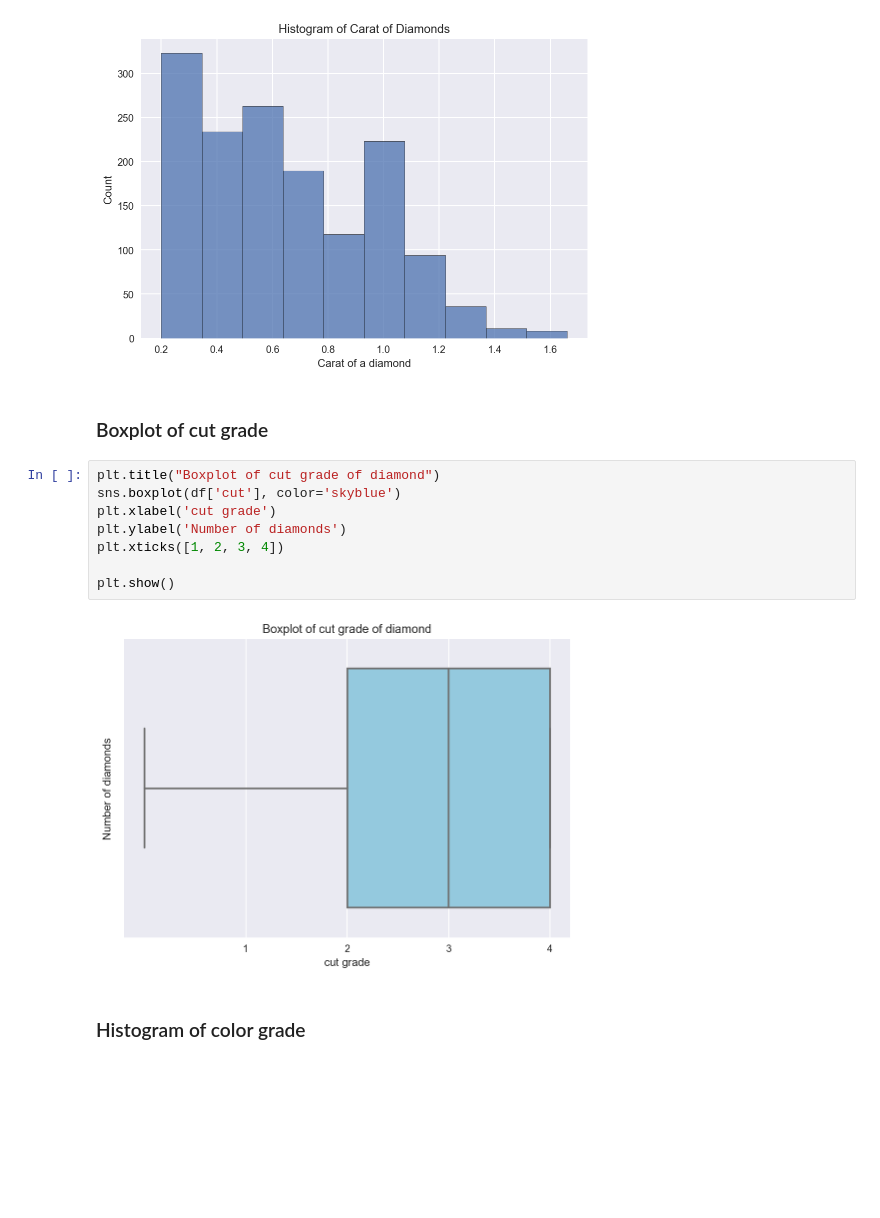
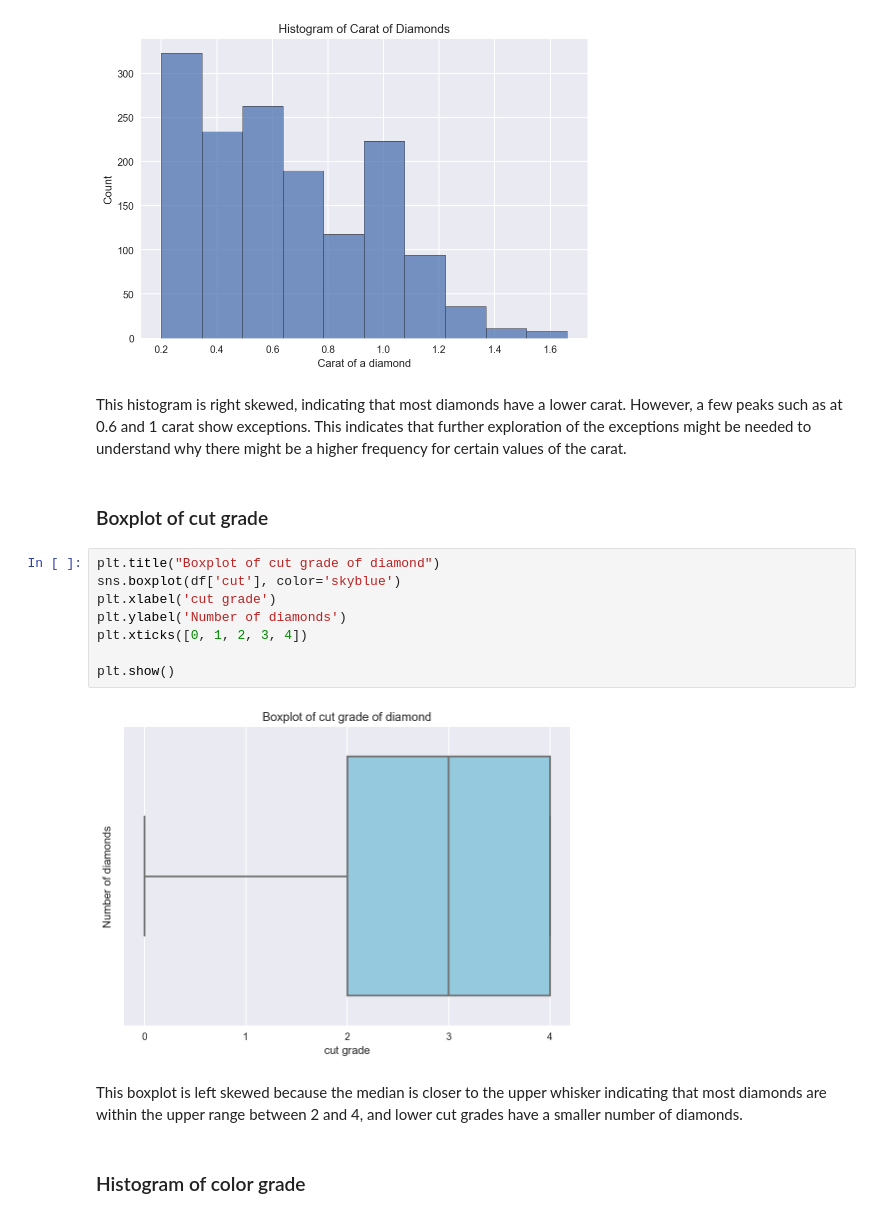
Before and after one commit to lavimonteiro/math_2, a Jupyter notebook: Predicting Diamond Prices.ipynb, the cells around one changed output. Drawn from its saved outputs; the diff is of its cells as text; blank space fills up the shorter version.

```diff
--- a/Predicting Diamond Prices.ipynb
+++ b/Predicting Diamond Prices.ipynb
@@ -416,18 +430,22 @@ plt.title("Histogram of Carat of Diamonds")
 plt.show();
 # %% [output]
 [figure]
+# %% [markdown]
+This histogram is right skewed, indicating that most diamonds have a lower carat. However, a few peaks such as at 0.6 and 1 carat show exceptions. This indicates that further exploration of the exceptions might be needed to understand why there might be a higher frequency for certain values of the carat.
 # %% [markdown]
 ### Boxplot of cut grade
 # %%
 plt.title("Boxplot of cut grade of diamond")
 sns.boxplot(df['cut'], color='skyblue')
 plt.xlabel('cut grade')
 plt.ylabel('Number of diamonds')
-plt.xticks([1, 2, 3, 4])
+plt.xticks([0, 1, 2, 3, 4])
 
 plt.show()
 # %% [output]
-[figure, old version]
+[figure, new version]
+# %% [markdown]
+This boxplot is left skewed because the median is closer to the upper whisker indicating that most diamonds are within the upper range between 2 and 4, and lower cut grades have a smaller number of diamonds.
 # %% [markdown]
 ### Histogram of color grade
 # %%
```
Also changed, not shown: parts of 28 cells of this notebook.
